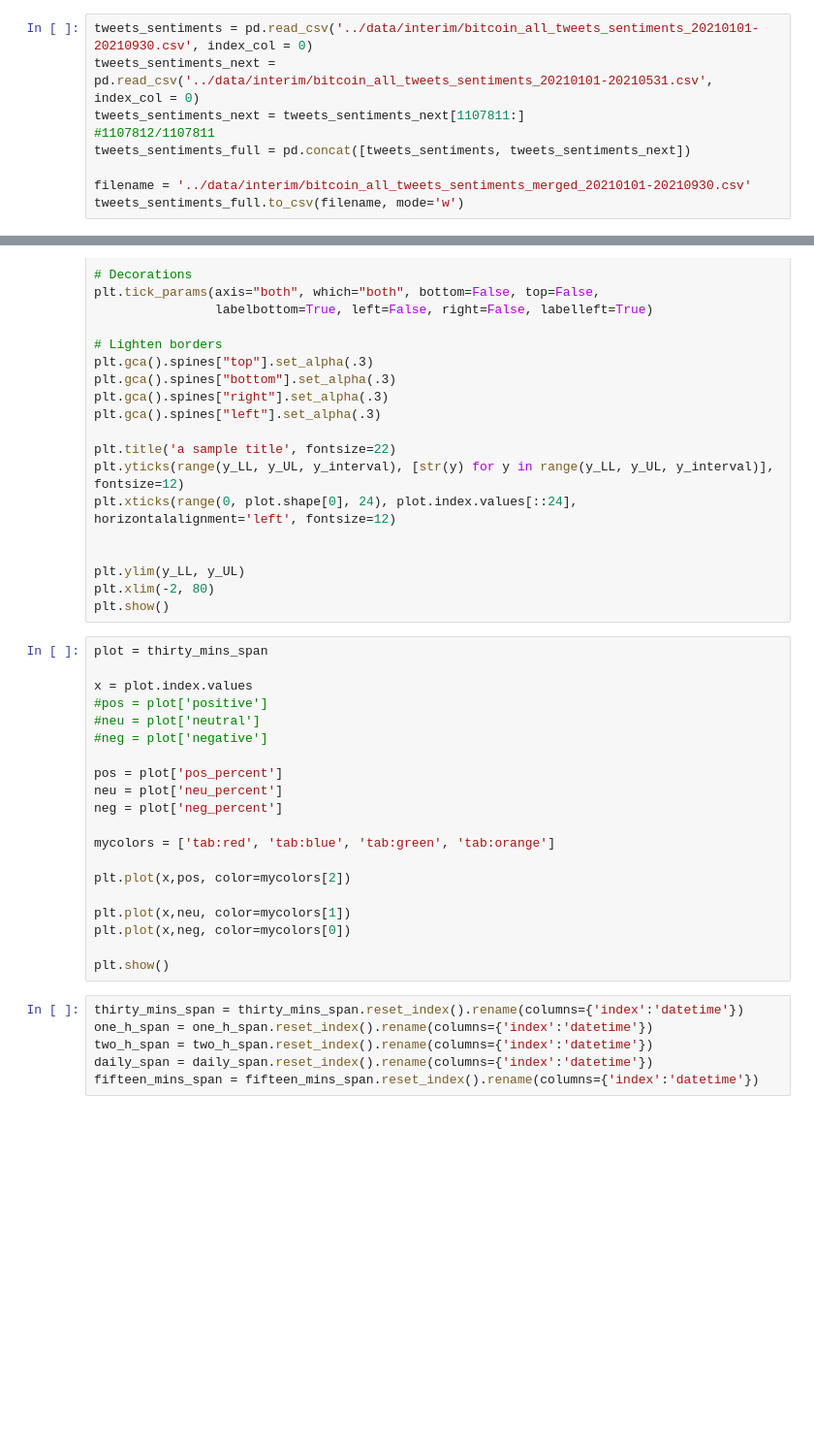
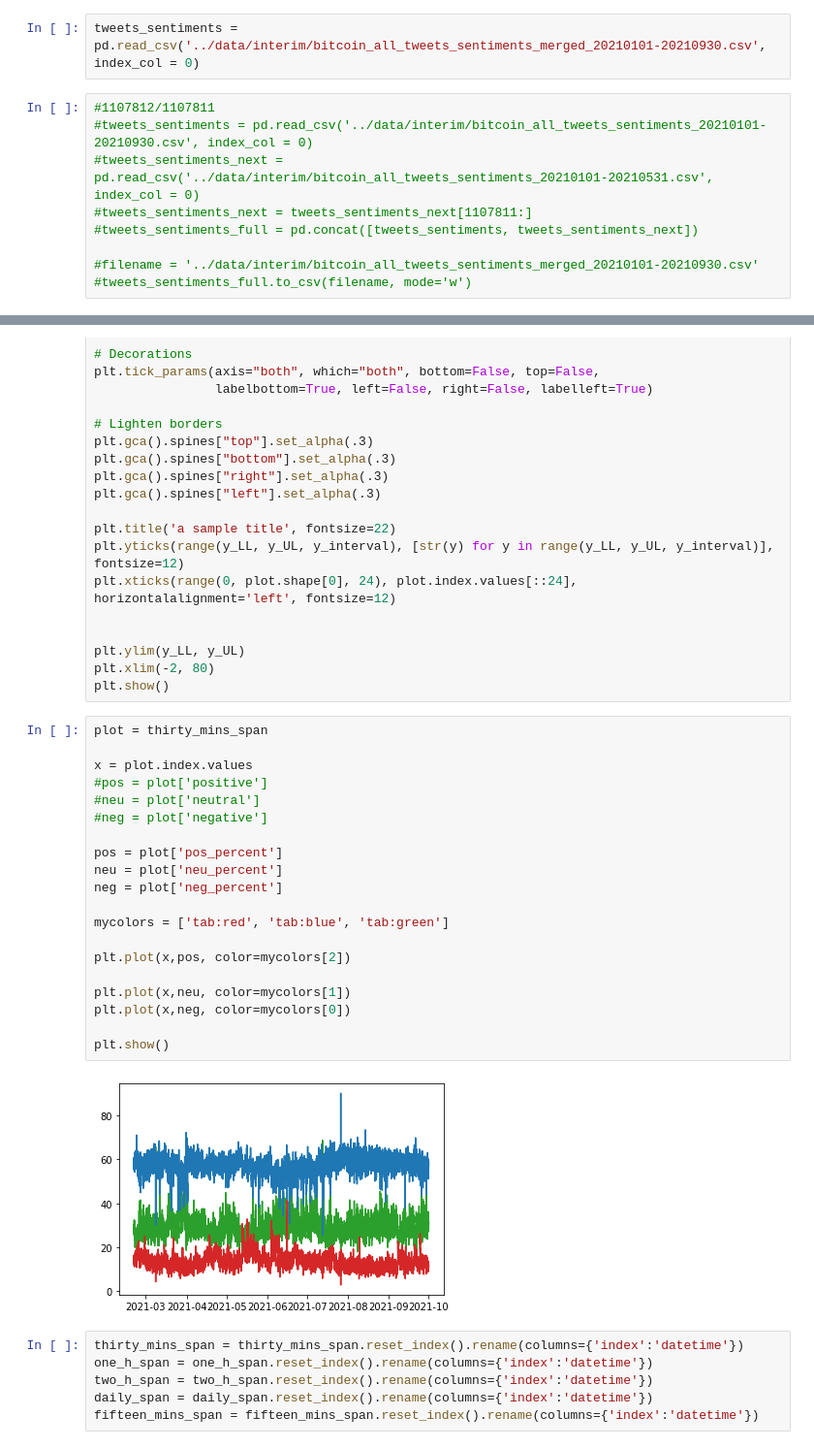
Before and after one commit to superzzp/Bitcoin-Price-Fluctuation-Twitter-Sentiment-Analysis, a Jupyter notebook: notebooks/1.0-zzp-aggregate-sentiments.ipynb, the cells around one changed output, grey strips where cells are left out. Shown at 97% size. Drawn from its saved outputs; the diff is of its cells as text; blank space fills up the shorter version.

```diff
--- a/notebooks/1.0-zzp-aggregate-sentiments.ipynb
+++ b/notebooks/1.0-zzp-aggregate-sentiments.ipynb
@@ -8,10 +9,12 @@ from sklearn.metrics import accuracy_score, f1_score, precision_score, recall_sc
+# %%
+tweets_sentiments = pd.read_csv('../data/interim/bitcoin_all_tweets_sentiments_merged_20210101-20210930.csv', index_col = 0)
 # %%
-tweets_sentiments = pd.read_csv('../data/interim/bitcoin_all_tweets_sentiments_20210101-20210930.csv', index_col = 0)
-tweets_sentiments_next = pd.read_csv('../data/interim/bitcoin_all_tweets_sentiments_20210101-20210531.csv', index_col = 0)
-tweets_sentiments_next = tweets_sentiments_next[1107811:]
 #1107812/1107811
-tweets_sentiments_full = pd.concat([tweets_sentiments, tweets_sentiments_next])
+#tweets_sentiments = pd.read_csv('../data/interim/bitcoin_all_tweets_sentiments_20210101-20210930.csv', index_col = 0)
+#tweets_sentiments_next = pd.read_csv('../data/interim/bitcoin_all_tweets_sentiments_20210101-20210531.csv', index_col = 0)
+#tweets_sentiments_next = tweets_sentiments_next[1107811:]
+#tweets_sentiments_full = pd.concat([tweets_sentiments, tweets_sentiments_next])
 
-filename = '../data/interim/bitcoin_all_tweets_sentiments_merged_20210101-20210930.csv'
-tweets_sentiments_full.to_csv(filename, mode='w')
+#filename = '../data/interim/bitcoin_all_tweets_sentiments_merged_20210101-20210930.csv'
+#tweets_sentiments_full.to_csv(filename, mode='w')
 # %%
@@ -122,23 +150,25 @@ plt.show()
 # %%
 plot = thirty_mins_span
 
 x = plot.index.values
 #pos = plot['positive']
 #neu = plot['neutral']
 #neg = plot['negative']
 
 pos = plot['pos_percent']
 neu = plot['neu_percent']
 neg = plot['neg_percent']
 
-mycolors = ['tab:red', 'tab:blue', 'tab:green', 'tab:orange']
+mycolors = ['tab:red', 'tab:blue', 'tab:green']
 
 plt.plot(x,pos, color=mycolors[2])
 
 plt.plot(x,neu, color=mycolors[1])
 plt.plot(x,neg, color=mycolors[0])
 
 plt.show()
+# %% [output]
+[figure, added]
 # %%
 thirty_mins_span = thirty_mins_span.reset_index().rename(columns={'index':'datetime'})
 one_h_span = one_h_span.reset_index().rename(columns={'index':'datetime'})
```
Also changed, not shown: parts of 19 cells of this notebook, 1 other file.
